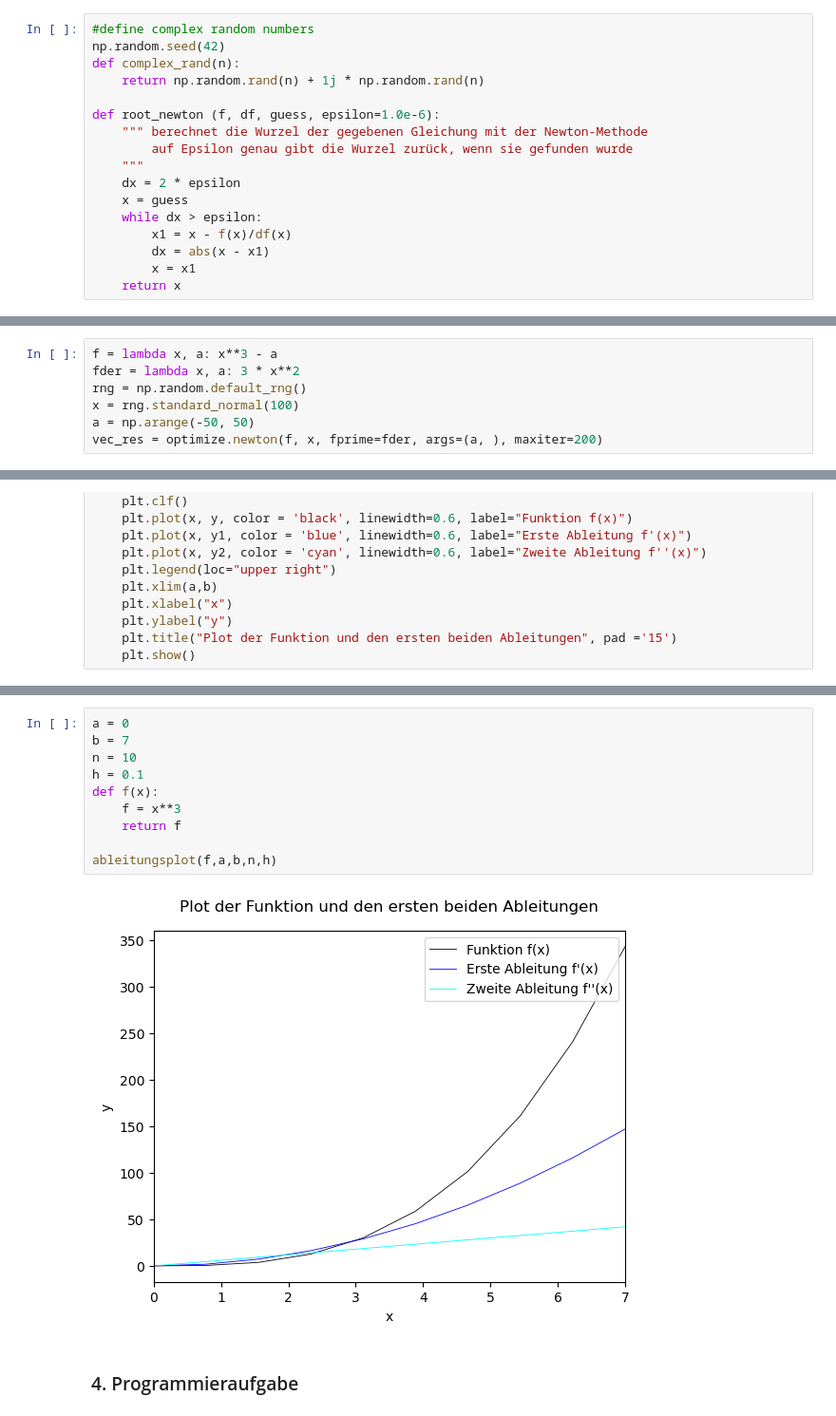
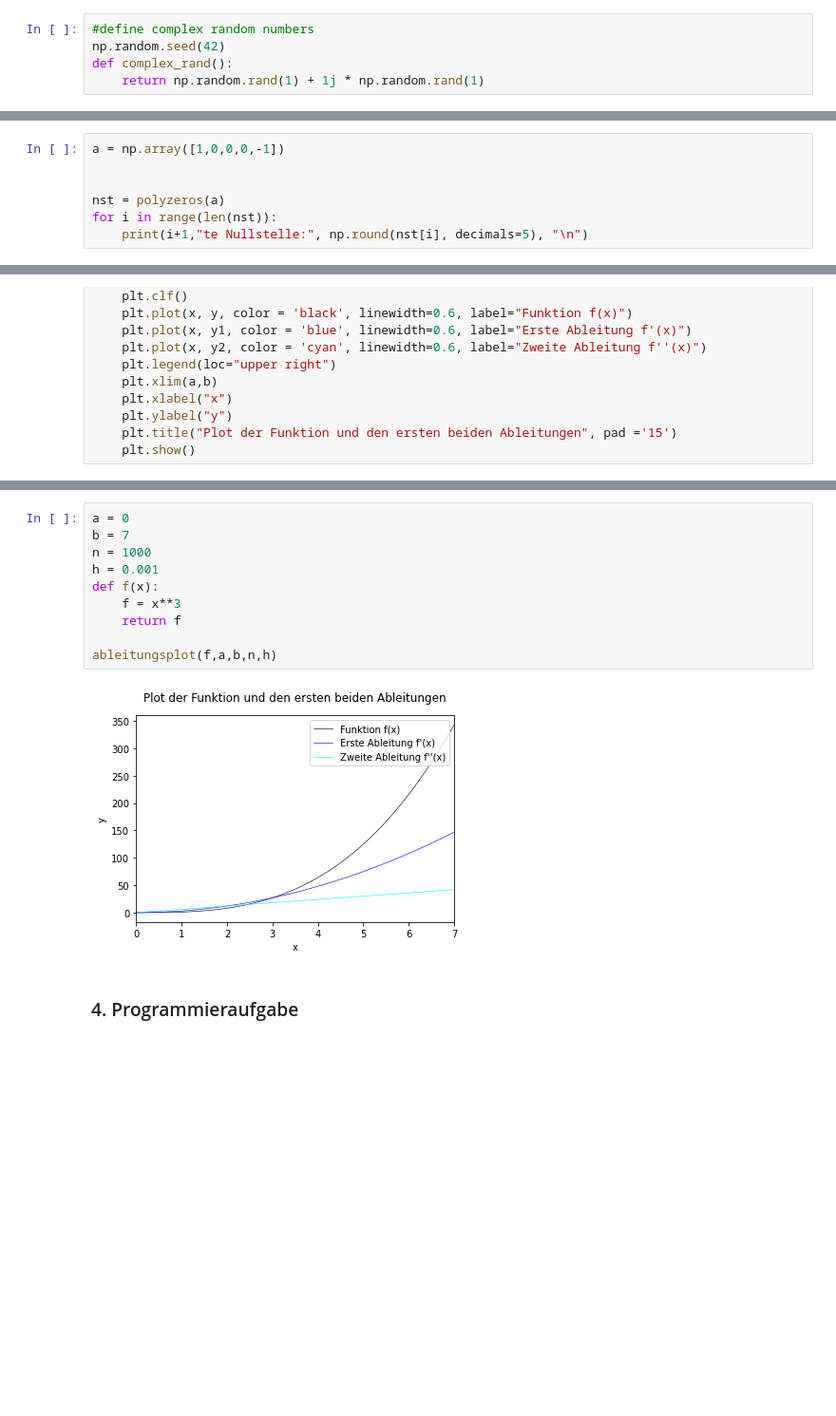
Before and after one commit to Javiermateor/Numerische-Mathematik-I-fuer-Ingenieure, a Jupyter notebook: HA4.ipynb, the cells around one changed output, grey strips where cells are left out. Shown at 95% size. Saved outputs shown, nothing was run; the diff lists cells and outputs as text; blank space fills up the shorter version.

```diff
--- a/HA4.ipynb
+++ b/HA4.ipynb
@@ -54,17 +54,5 @@ interpoly(x_T, y_T)
 # %%
 #define complex random numbers
 np.random.seed(42)
-def complex_rand(n):
-    return np.random.rand(n) + 1j * np.random.rand(n)
-
-def root_newton (f, df, guess, epsilon=1.0e-6):
-    """ berechnet die Wurzel der gegebenen Gleichung mit der Newton-Methode
-        auf Epsilon genau gibt die Wurzel zurück, wenn sie gefunden wurde
-    """
-    dx = 2 * epsilon
-    x = guess
-    while dx > epsilon:
-        x1 = x - f(x)/df(x)
-        dx = abs(x - x1)
-        x = x1
-    return x
+def complex_rand():
+    return np.random.rand(1) + 1j * np.random.rand(1)
@@ -194,7 +58,0 @@ Die vierte Nullstelle ist: (1+1.6940658945086007e-21j)
-# %%
-f = lambda x, a: x**3 - a
-fder = lambda x, a: 3 * x**2
-rng = np.random.default_rng()
-x = rng.standard_normal(100)
-a = np.arange(-50, 50)
-vec_res = optimize.newton(f, x, fprime=fder, args=(a, ), maxiter=200)
@@ -200,0 +97,7 @@ vec_res = optimize.newton(f, x, fprime=fder, args=(a, ), maxiter=200)
+# %%
+a = np.array([1,0,0,0,-1])
+
+
+nst = polyzeros(a)
+for i in range(len(nst)):
+    print(i+1,"te Nullstelle:", np.round(nst[i], decimals=5), "\n")
@@ -238,15 +149,15 @@ ableitungsplot(f,a,b,n,h)
 # %%
 a = 0
 b = 7
-n = 10
-h = 0.1
+n = 1000
+h = 0.001
 def f(x):
     f = x**3
     return f
 
 ableitungsplot(f,a,b,n,h)
 # %% [output]
-[figure, old version]
+[figure, new version]
 # %% [markdown]
 ### 4. Programmieraufgabe
 # %%
```
Also changed, not shown: parts of 7 cells of this notebook.
